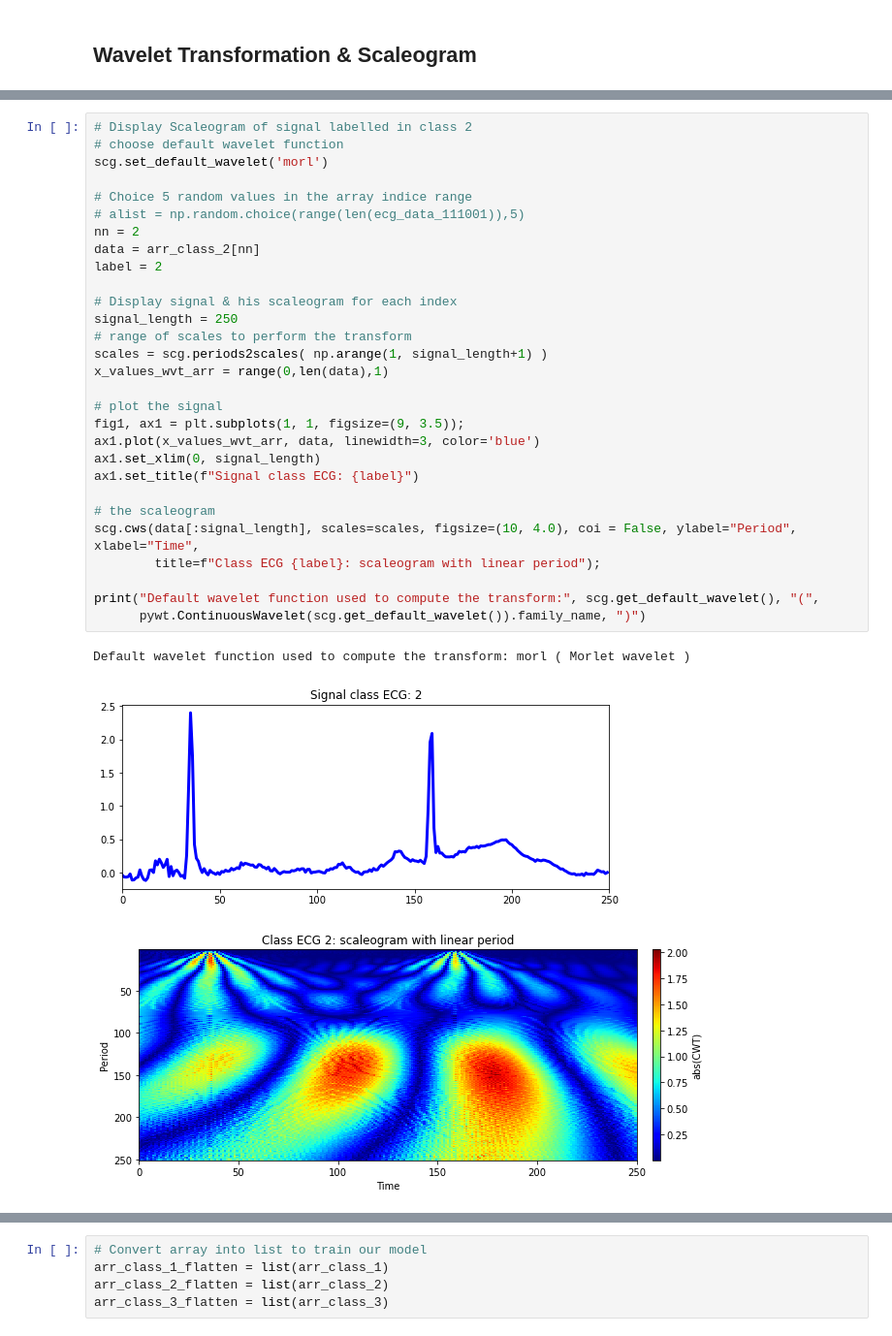
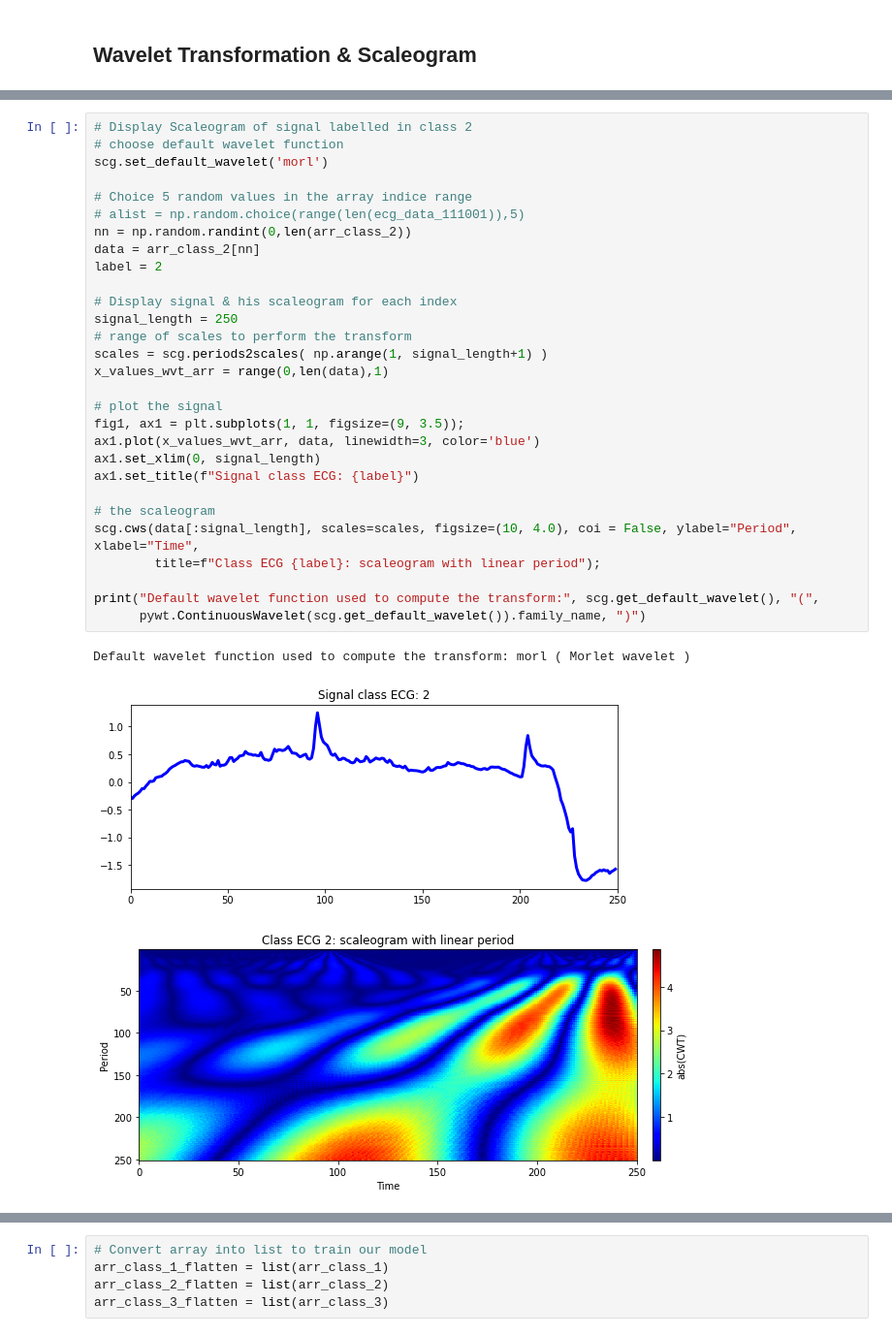
Before and after one commit to DJM25/aura-jedha, a Jupyter notebook: wavelet_analysis_ECG_model.ipynb, the cells around one changed output, grey strips where cells are left out. Shown: that part at 97% size. Cells and saved outputs as stored; diff of their text form.

```diff
--- a/wavelet_analysis_ECG_model.ipynb
+++ b/wavelet_analysis_ECG_model.ipynb
@@ -230,36 +228,36 @@ Default wavelet function used to compute the transform: morl ( Morlet wavelet )
 # %%
 # Display Scaleogram of signal labelled in class 2
 # choose default wavelet function
 scg.set_default_wavelet('morl')
 
 # Choice 5 random values in the array indice range
 # alist = np.random.choice(range(len(ecg_data_111001)),5)
-nn = 2
+nn = np.random.randint(0,len(arr_class_2))
 data = arr_class_2[nn]
 label = 2
 
 # Display signal & his scaleogram for each index
 signal_length = 250
 # range of scales to perform the transform
 scales = scg.periods2scales( np.arange(1, signal_length+1) )
 x_values_wvt_arr = range(0,len(data),1)
 
 # plot the signal
 fig1, ax1 = plt.subplots(1, 1, figsize=(9, 3.5));
 ax1.plot(x_values_wvt_arr, data, linewidth=3, color='blue')
 ax1.set_xlim(0, signal_length)
 ax1.set_title(f"Signal class ECG: {label}")
 
 # the scaleogram
 scg.cws(data[:signal_length], scales=scales, figsize=(10, 4.0), coi = False, ylabel="Period", xlabel="Time",
         title=f"Class ECG {label}: scaleogram with linear period");
 
 print("Default wavelet function used to compute the transform:", scg.get_default_wavelet(), "(",
       pywt.ContinuousWavelet(scg.get_default_wavelet()).family_name, ")")
 # %% [output]
 Default wavelet function used to compute the transform: morl ( Morlet wavelet )
-[figure, old version]
+[figure, new version]
-[figure, old version]
+[figure, new version]
 # %%
 # Display Scaleogram of signal labelled in class 3
 # choose default wavelet function
```
Also changed, not shown: parts of 56 cells of this notebook.
